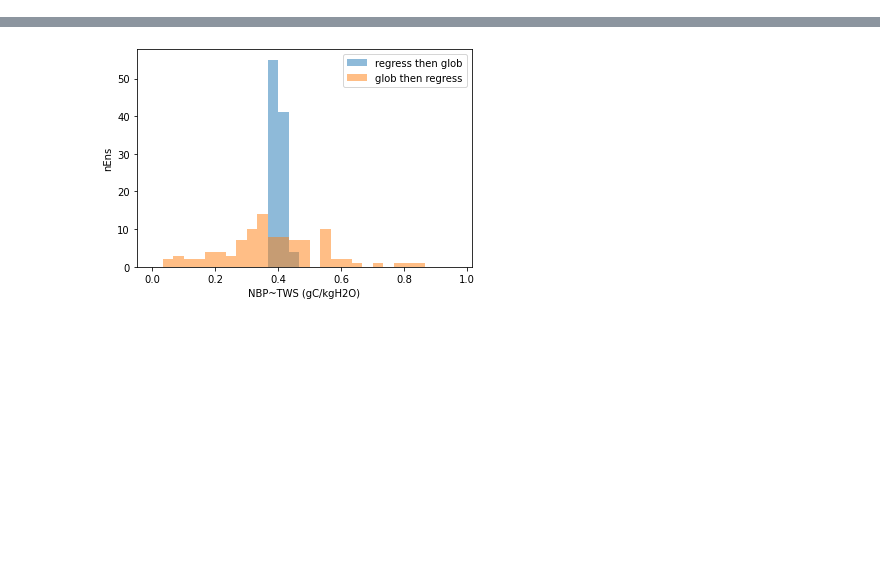
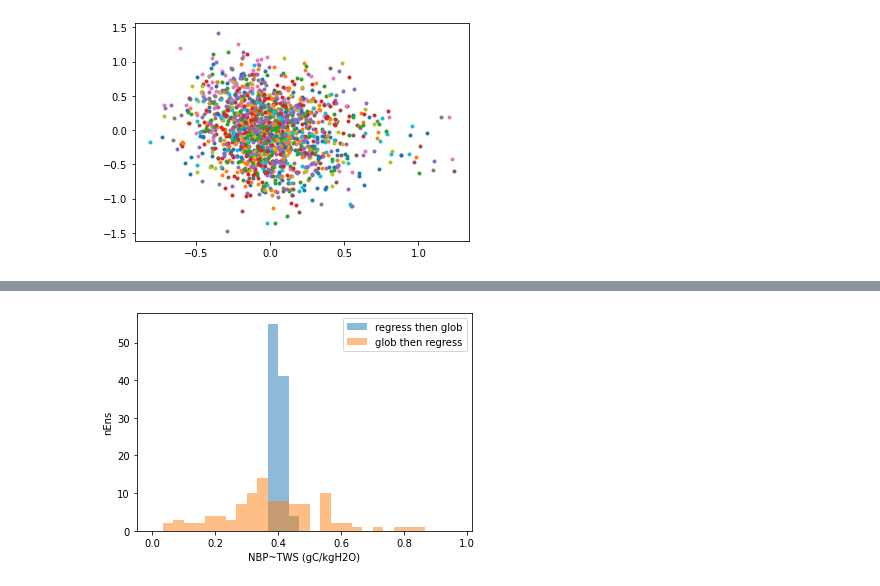
Before and after one commit to djk2120/TWSnbp, a Jupyter notebook: analysis/biomes.ipynb, the cells around one changed output, grey strips where cells are left out. Saved outputs shown, nothing was run; the diff lists cells and outputs as text; code cells hidden in the pictures; blank space fills up the shorter version.

```diff
--- a/analysis/biomes.ipynb
+++ b/analysis/biomes.ipynb
@@ -49,0 +77,4 @@ la=xr.open_dataset('mask_grnlnd_antarc.nc').landarea
+# %%
+plt.plot(twsb.sel(biome=3),resid,'.');
+# %% [output]
+[figure, added]
```
Also changed, not shown: parts of 27 cells of this notebook.
